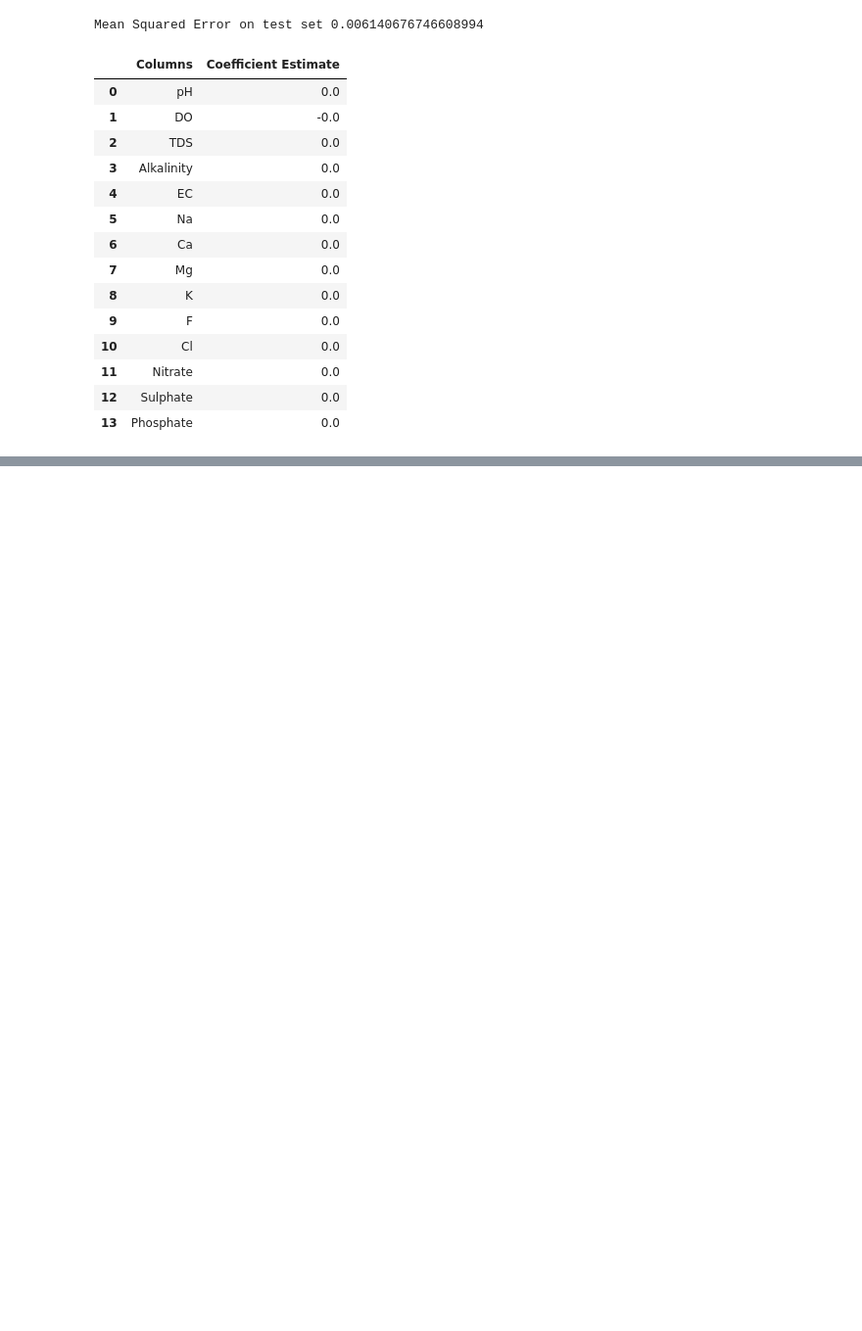
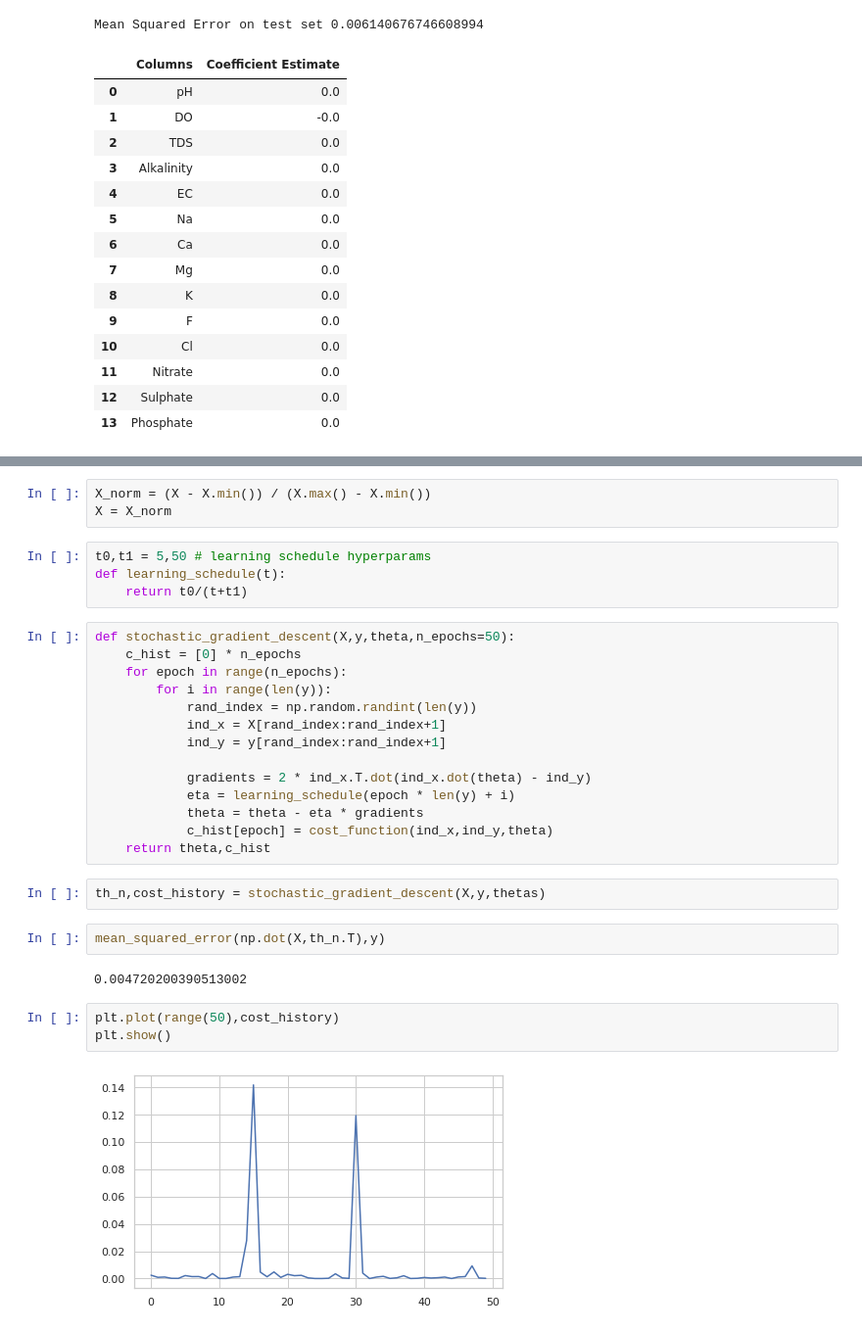
Before and after one commit to ApahSaroj/WPI, a Jupyter notebook: Supervised_Machine_Learning.ipynb, the cells around one changed output, grey strips where cells are left out. Shown: that part at 98% size. Drawn from its saved outputs; the diff is of its cells as text; blank space fills up the shorter version.

```diff
--- a/Supervised_Machine_Learning.ipynb
+++ b/Supervised_Machine_Learning.ipynb
@@ -662,0 +768,32 @@ Mean Squared Error on test set 0.006140676746608994
+# %%
+X_norm = (X - X.min()) / (X.max() - X.min())
+X = X_norm
+# %%
+t0,t1 = 5,50 # learning schedule hyperparams
+def learning_schedule(t):
+    return t0/(t+t1)
+# %%
+def stochastic_gradient_descent(X,y,theta,n_epochs=50):
+    c_hist = [0] * n_epochs
+    for epoch in range(n_epochs):
+        for i in range(len(y)):
+            rand_index = np.random.randint(len(y))
+            ind_x = X[rand_index:rand_index+1]
+            ind_y = y[rand_index:rand_index+1]
+
+            gradients = 2 * ind_x.T.dot(ind_x.dot(theta) - ind_y)
+            eta = learning_schedule(epoch * len(y) + i)
+            theta = theta - eta * gradients
+            c_hist[epoch] = cost_function(ind_x,ind_y,theta)
+    return theta,c_hist
+# %%
+th_n,cost_history = stochastic_gradient_descent(X,y,thetas)
+# %%
+mean_squared_error(np.dot(X,th_n.T),y)
+# %% [output]
+0.004720200390513002
+# %%
+plt.plot(range(50),cost_history)
+plt.show()
+# %% [output]
+[figure, added]
```
Also changed, not shown: parts of 43 cells of this notebook.
